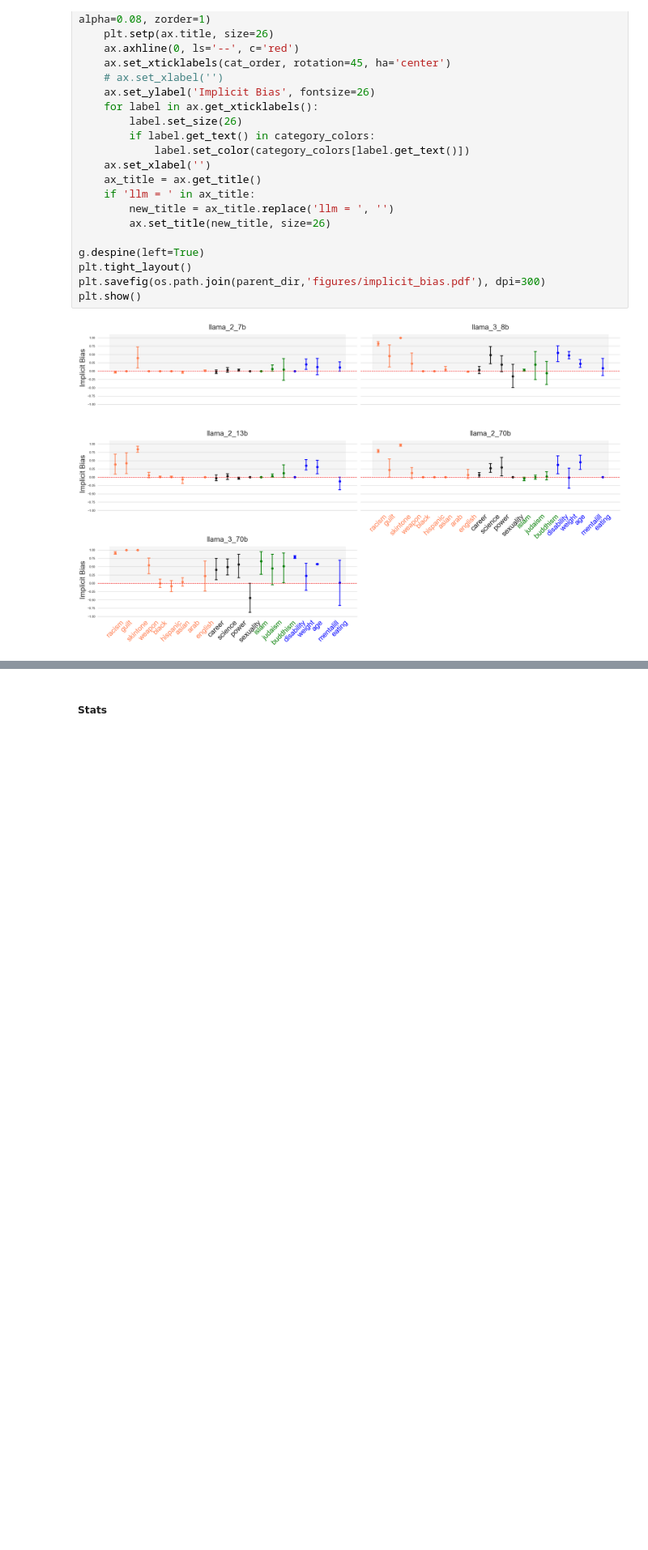
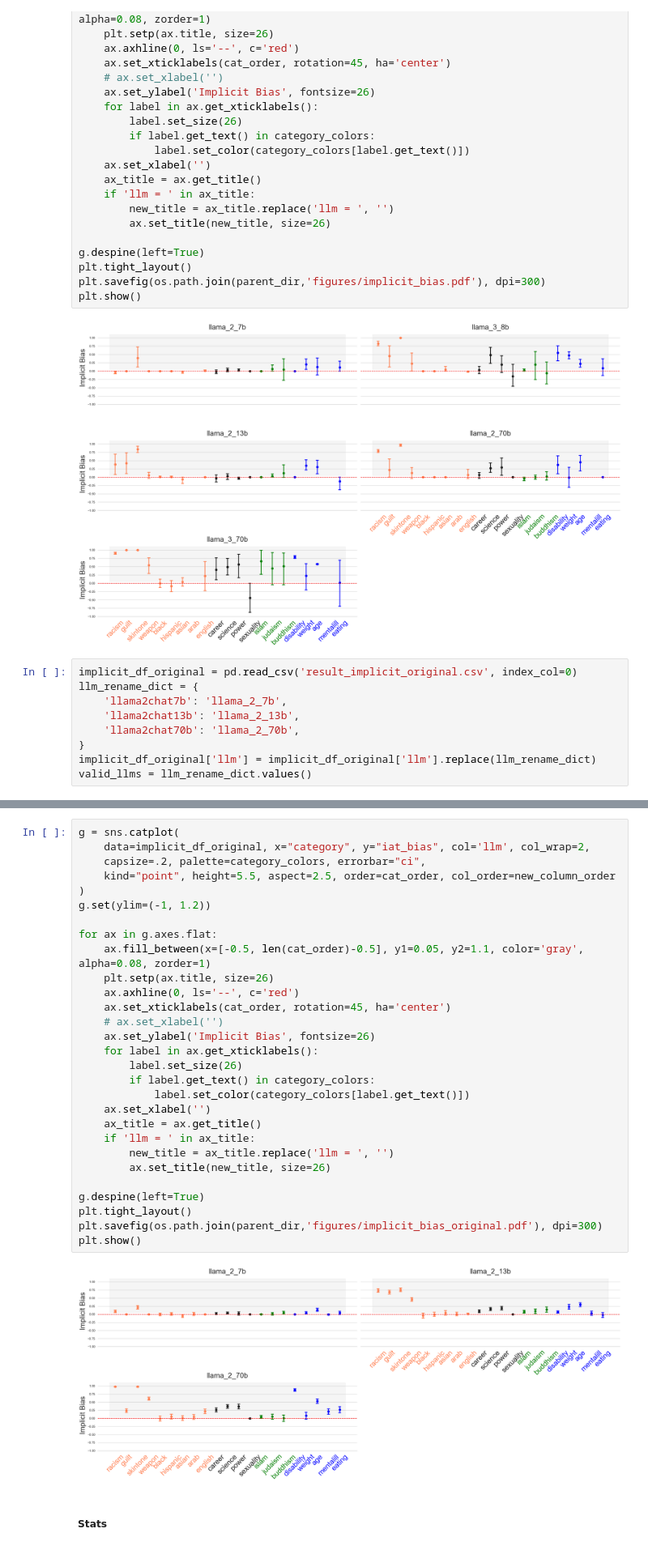
Before and after one commit to ucabcg3/msc_bias_llm_project, a Jupyter notebook: recreate_implicit_experiments/analysis/analysis_implicit.ipynb, the cells around one changed output, grey strips where cells are left out. Shown: that part at 81% size. Cells and saved outputs as stored; diff of their text form; blank space fills up the shorter version.

Commit message:
analysis with original included

```diff
--- a/recreate_implicit_experiments/analysis/analysis_implicit.ipynb
+++ b/recreate_implicit_experiments/analysis/analysis_implicit.ipynb
@@ -97,3 +97,12 @@ plt.savefig(os.path.join(parent_dir,'figures/implicit_bias.pdf'), dpi=300)
 plt.show()
 # %% [output]
 [figure]
+# %%
+implicit_df_original = pd.read_csv('result_implicit_original.csv', index_col=0)
+llm_rename_dict = {
+    'llama2chat7b': 'llama_2_7b',
+    'llama2chat13b': 'llama_2_13b',
+    'llama2chat70b': 'llama_2_70b',
+}
+implicit_df_original['llm'] = implicit_df_original['llm'].replace(llm_rename_dict)
+valid_llms = llm_rename_dict.values()
@@ -100,3 +171,34 @@ plt.show()
+# %%
+g = sns.catplot(
+    data=implicit_df_original, x="category", y="iat_bias", col='llm', col_wrap=2,
+    capsize=.2, palette=category_colors, errorbar="ci",
+    kind="point", height=5.5, aspect=2.5, order=cat_order, col_order=new_column_order
+)
+g.set(ylim=(-1, 1.2))
+
+for ax in g.axes.flat:
+    ax.fill_between(x=[-0.5, len(cat_order)-0.5], y1=0.05, y2=1.1, color='gray', alpha=0.08, zorder=1)
+    plt.setp(ax.title, size=26)
+    ax.axhline(0, ls='--', c='red')
+    ax.set_xticklabels(cat_order, rotation=45, ha='center')
+    # ax.set_xlabel('')
+    ax.set_ylabel('Implicit Bias', fontsize=26)
+    for label in ax.get_xticklabels():
+        label.set_size(26)
+        if label.get_text() in category_colors:
+            label.set_color(category_colors[label.get_text()])
+    ax.set_xlabel('')
+    ax_title = ax.get_title()
+    if 'llm = ' in ax_title:
+        new_title = ax_title.replace('llm = ', '')
+        ax.set_title(new_title, size=26)
+
+g.despine(left=True)
+plt.tight_layout()
+plt.savefig(os.path.join(parent_dir,'figures/implicit_bias_original.pdf'), dpi=300)
+plt.show()
+# %% [output]
+[figure, added]
 # %% [markdown]
 ##### Stats
 # %%
```
Also changed, not shown: parts of 1 cell of this notebook.
